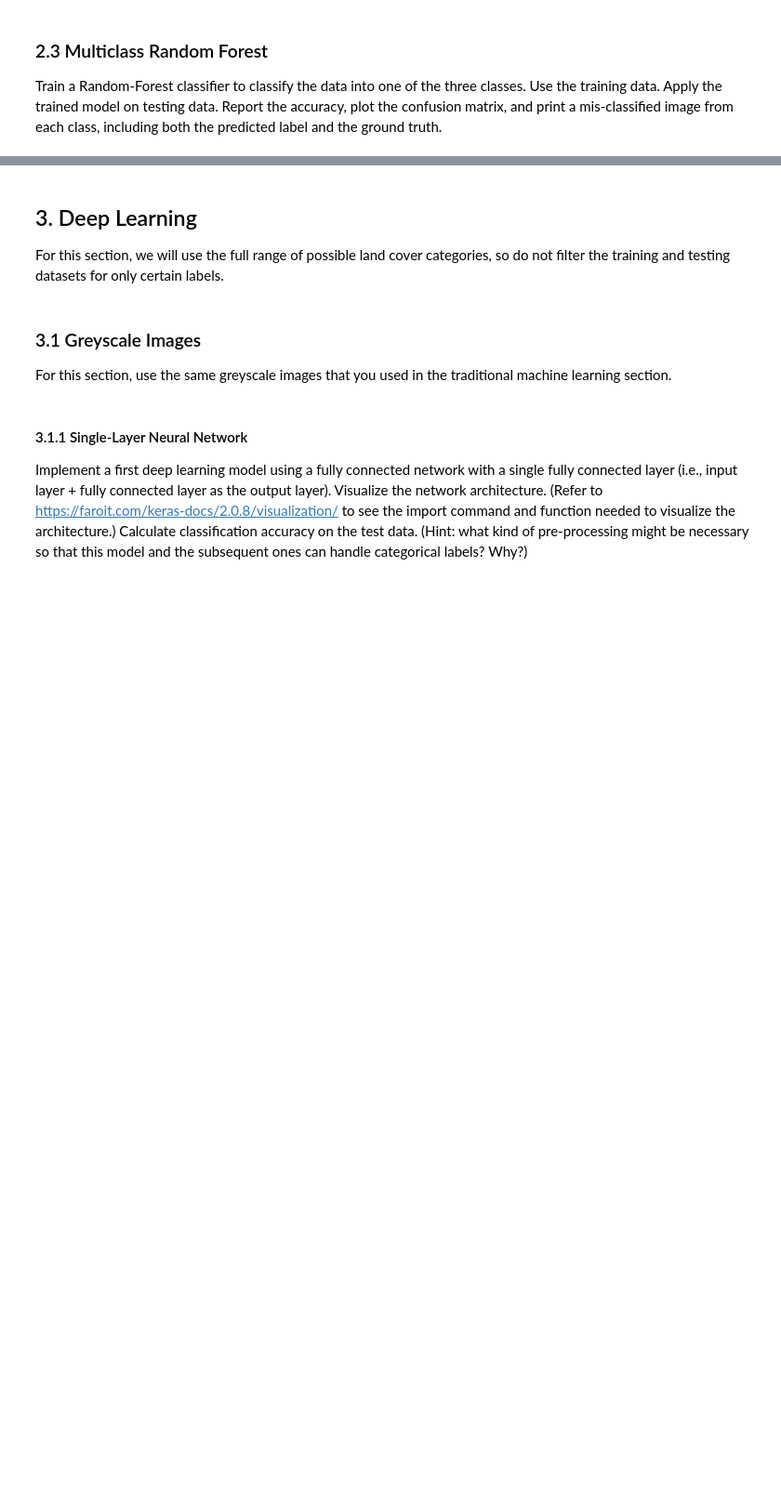
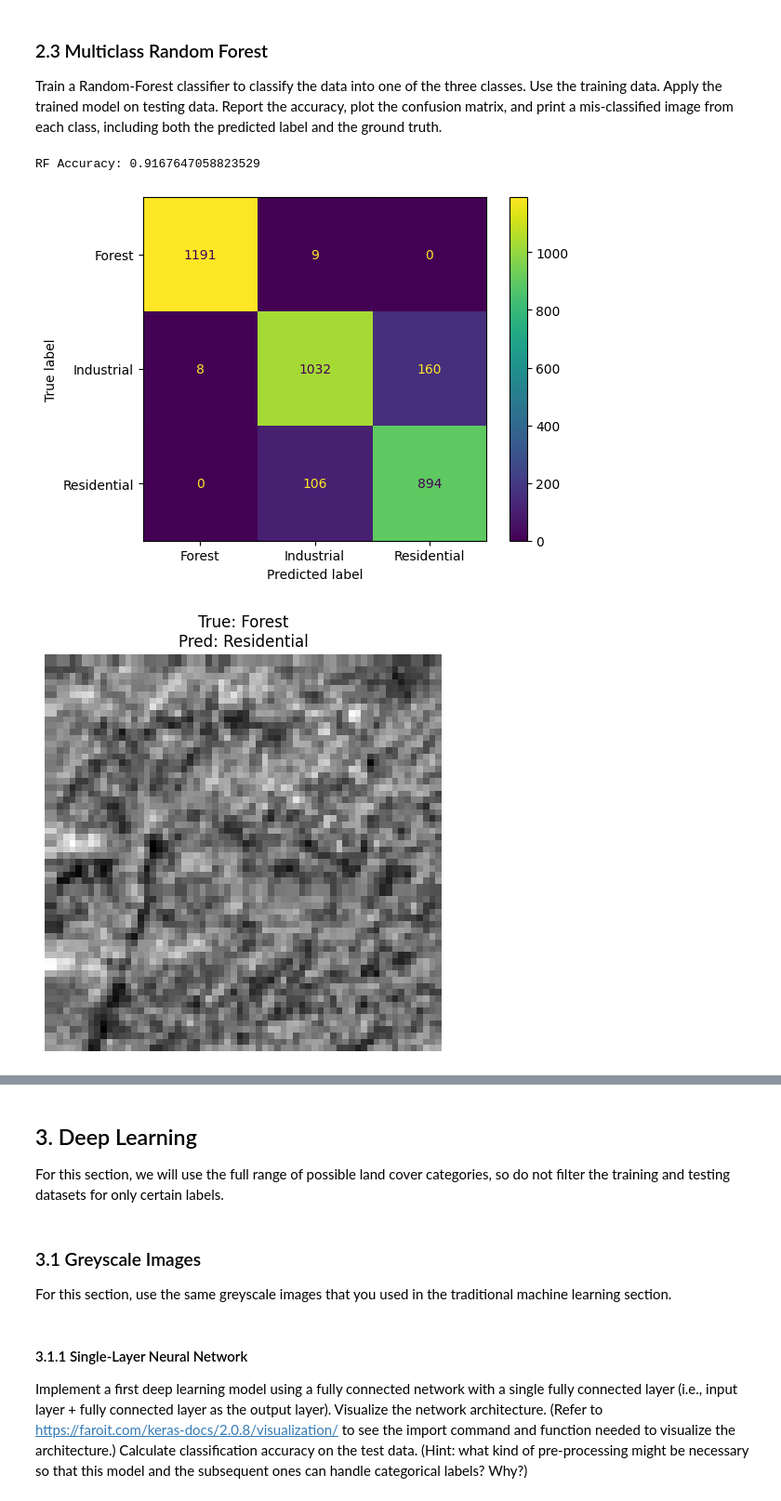
Before and after one commit to hssherr/musa6500-finalproject, a Jupyter notebook: musa6500_eurosat_project.ipynb, the cells around one changed output, grey strips where cells are left out. Shown at 93% size. Cells and saved outputs as stored; diff of their text form; code cells hidden in the pictures; blank space fills up the shorter version.

```diff
--- a/musa6500_eurosat_project.ipynb
+++ b/musa6500_eurosat_project.ipynb
@@ -315,17 +393,45 @@ Train a Random-Forest classifier to classify the data into one of the three clas
 # %%
 from sklearn.ensemble import RandomForestClassifier
 from sklearn.metrics import confusion_matrix, ConfusionMatrixDisplay
 
-rf = Pipeline([
-    ('scaler', StandardScaler()),
-    ('rf', RandomForestClassifier(n_estimators=100, random_state=42, n_jobs=-1))
-])
+rf = Pipeline(
+    [
+        ("scaler", StandardScaler()),
+        ("rf", RandomForestClassifier(n_estimators=100, random_state=42, n_jobs=-1)),
+    ]
+)
 rf.fit(X_tri_train, y_tri_train)
 y_pred_rf = rf.predict(X_tri_test)
 
 print("RF Accuracy:", accuracy_score(y_tri_test, y_pred_rf))
 
 cm = confusion_matrix(y_tri_test, y_pred_rf, labels=target_labels)
-disp = ConfusionMatrixDisplay(cm, display_labels=['Forest','Industrial','Residential'])
+disp = ConfusionMatrixDisplay(
+    cm, display_labels=["Forest", "Industrial", "Residential"]
+)
 disp.plot()
 plt.show()
+
+for cls_label in target_labels:
+    mask_cls = y_tri_test == cls_label
+    y_pred_cls = y_pred_rf[mask_cls]
+    y_true_cls = y_tri_test[mask_cls]
+    X_cls = X_tri_test[mask_cls]
+
+    misclassified = np.where(y_pred_cls != y_true_cls)[0]
+
+    if len(misclassified) > 0:
+        idx = misclassified[0]
+        plt.figure(figsize=(5, 5))
+        plt.imshow(X_cls[idx].reshape(64, 64), cmap="gray")
+        plt.title(
+            f"True: {label_names[y_true_cls[idx]]}\n"
+            f"Pred: {label_names[y_pred_cls[idx]]}"
+        )
+        plt.axis("off")
+        plt.tight_layout()
+        plt.show()
+# %% [output]
+RF Accuracy: 0.9167647058823529
+[figure, added]
+[figure, added]
```
Also changed, not shown: parts of 32 cells of this notebook, 3 other files.
